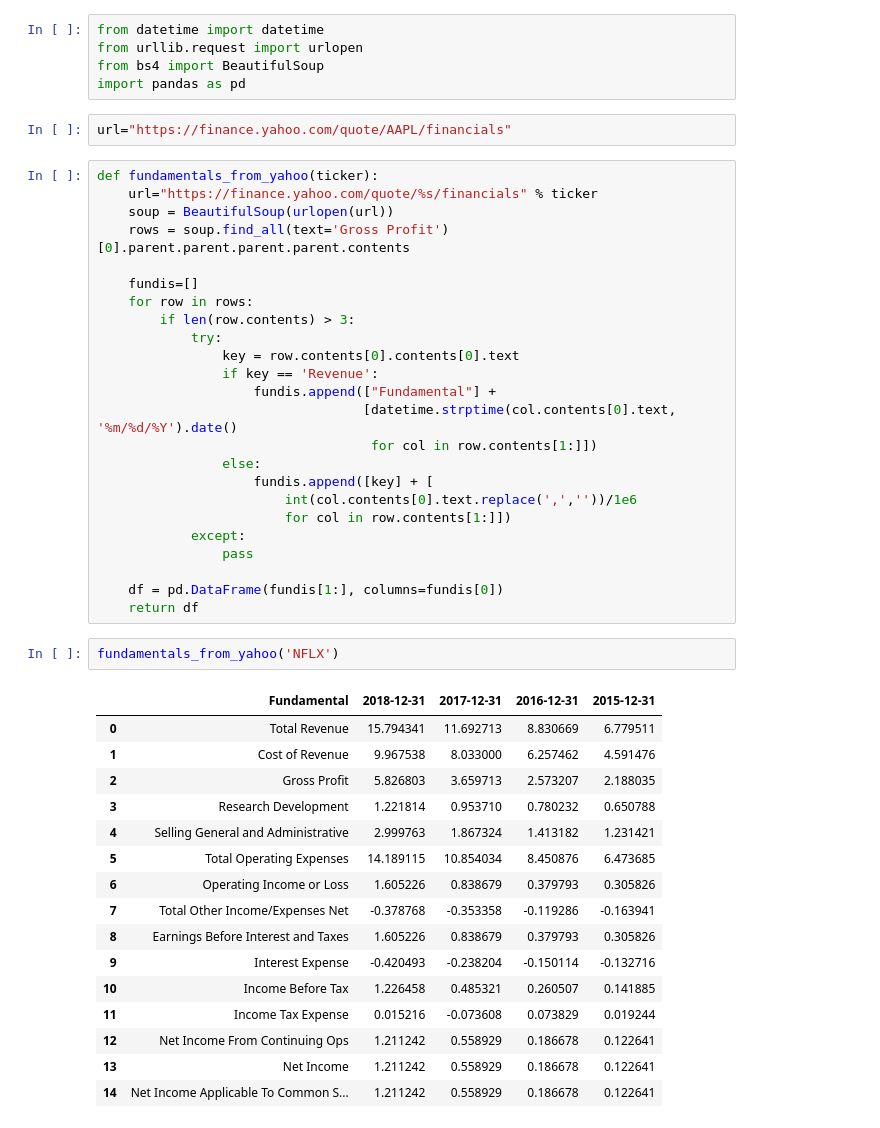
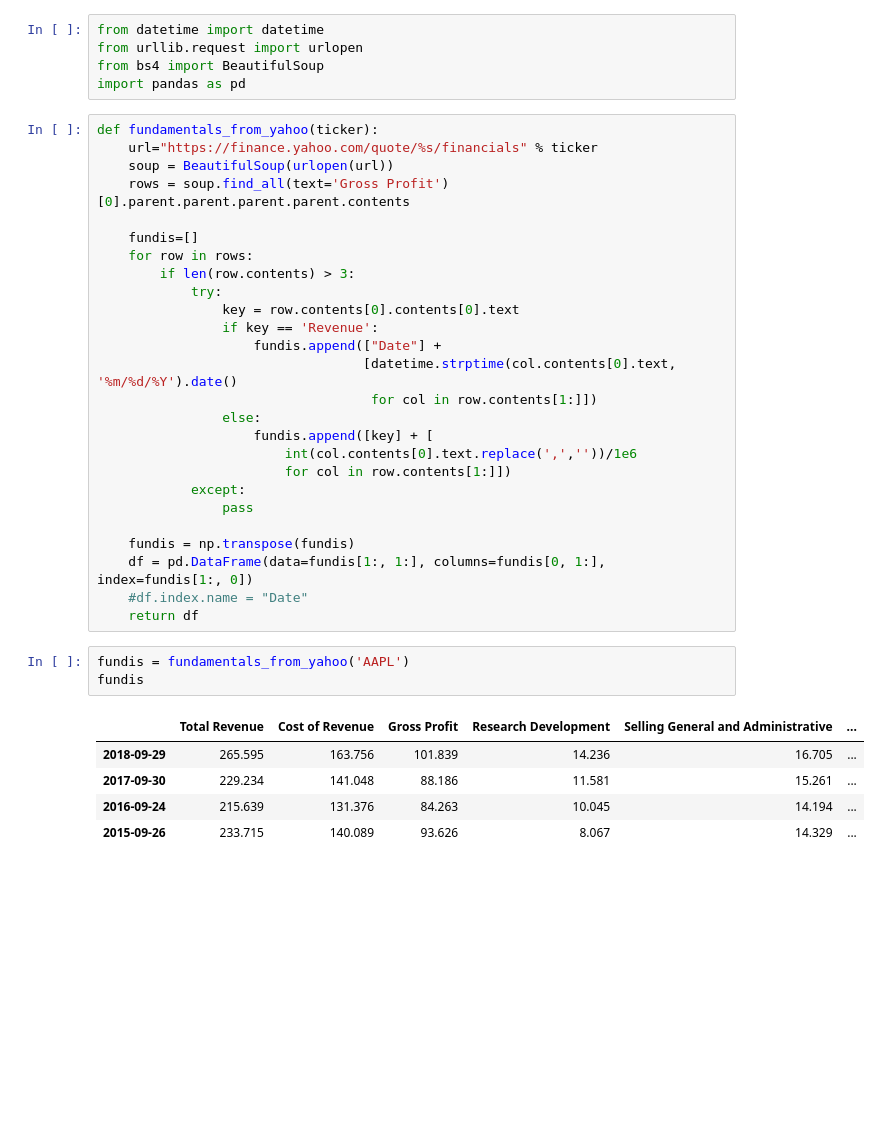
Before and after one commit to smurve/financials, a Jupyter notebook: ScrapingYahooFundamentals.ipynb, the cells around one changed output. Saved outputs shown, nothing was run; the diff lists cells and outputs as text; blank space fills up the shorter version.

```diff
--- a/ScrapingYahooFundamentals.ipynb
+++ b/ScrapingYahooFundamentals.ipynb
@@ -3,8 +3,6 @@ from datetime import datetime
 from urllib.request import urlopen
 from bs4 import BeautifulSoup
 import pandas as pd
-# %%
-url="https://finance.yahoo.com/quote/AAPL/financials"
 # %%
 def fundamentals_from_yahoo(ticker):
     url="https://finance.yahoo.com/quote/%s/financials" % ticker
@@ -17,7 +15,7 @@ def fundamentals_from_yahoo(ticker):
             try:
                 key = row.contents[0].contents[0].text
                 if key == 'Revenue':
-                    fundis.append(["Fundamental"] +
+                    fundis.append(["Date"] +
                                   [datetime.strptime(col.contents[0].text, '%m/%d/%Y').date()
                                    for col in row.contents[1:]])
                 else:
@@ -27,24 +25,16 @@ def fundamentals_from_yahoo(ticker):
             except:
                 pass
 
-    df = pd.DataFrame(fundis[1:], columns=fundis[0])
+    fundis = np.transpose(fundis)
+    df = pd.DataFrame(data=fundis[1:, 1:], columns=fundis[0, 1:], index=fundis[1:, 0])
+    #df.index.name = "Date"
     return df
-# %%
-fundamentals_from_yahoo('NFLX')
-# %% [output]
-|  | Fundamental | 2018-12-31 | 2017-12-31 | 2016-12-31 | 2015-12-31 |
-| 0 | Total Revenue | 15.794341 | 11.692713 | 8.830669 | 6.779511 |
-| 1 | Cost of Revenue | 9.967538 | 8.033000 | 6.257462 | 4.591476 |
-| 2 | Gross Profit | 5.826803 | 3.659713 | 2.573207 | 2.188035 |
-| 3 | Research Development | 1.221814 | 0.953710 | 0.780232 | 0.650788 |
-| 4 | Selling General and Administrative | 2.999763 | 1.867324 | 1.413182 | 1.231421 |
-| 5 | Total Operating Expenses | 14.189115 | 10.854034 | 8.450876 | 6.473685 |
-| 6 | Operating Income or Loss | 1.605226 | 0.838679 | 0.379793 | 0.305826 |
-| 7 | Total Other Income/Expenses Net | -0.378768 | -0.353358 | -0.119286 | -0.163941 |
-| 8 | Earnings Before Interest and Taxes | 1.605226 | 0.838679 | 0.379793 | 0.305826 |
-| 9 | Interest Expense | -0.420493 | -0.238204 | -0.150114 | -0.132716 |
-| 10 | Income Before Tax | 1.226458 | 0.485321 | 0.260507 | 0.141885 |
-| 11 | Income Tax Expense | 0.015216 | -0.073608 | 0.073829 | 0.019244 |
-| 12 | Net Income From Continuing Ops | 1.211242 | 0.558929 | 0.186678 | 0.122641 |
-| 13 | Net Income | 1.211242 | 0.558929 | 0.186678 | 0.122641 |
-| 14 | Net Income Applicable To Common S... | 1.211242 | 0.558929 | 0.186678 | 0.122641 |
+# %%
+fundis = fundamentals_from_yahoo('AAPL')
+fundis
+# %% [output]
+|  | Total Revenue | Cost of Revenue | Gross Profit | Research Development | Selling General and Administrative | ... |
+| 2018-09-29 | 265.595 | 163.756 | 101.839 | 14.236 | 16.705 | ... |
+| 2017-09-30 | 229.234 | 141.048 | 88.186 | 11.581 | 15.261 | ... |
+| 2016-09-24 | 215.639 | 131.376 | 84.263 | 10.045 | 14.194 | ... |
+| 2015-09-26 | 233.715 | 140.089 | 93.626 | 8.067 | 14.329 | ... |
```
Also changed, not shown: 3 other files.
